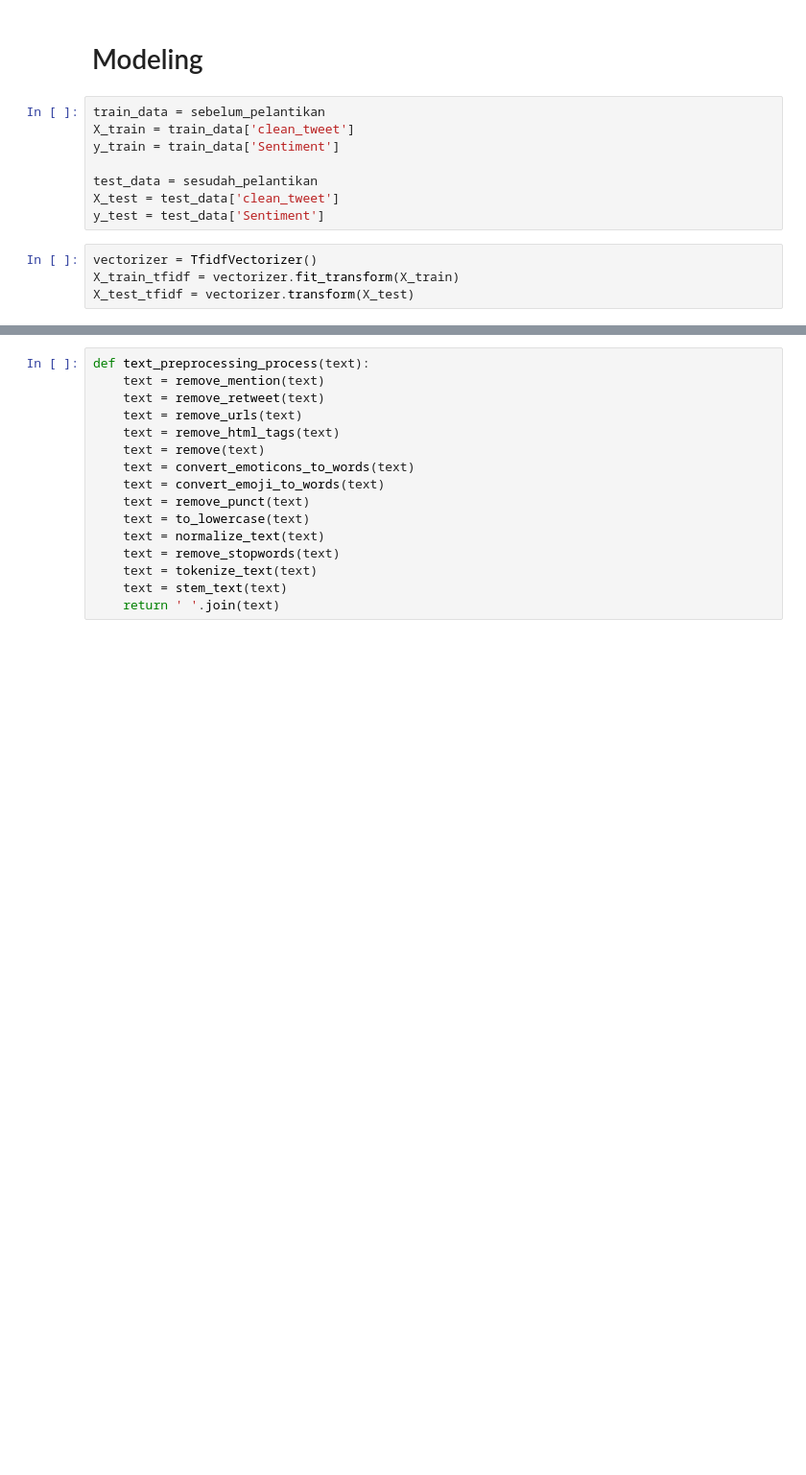
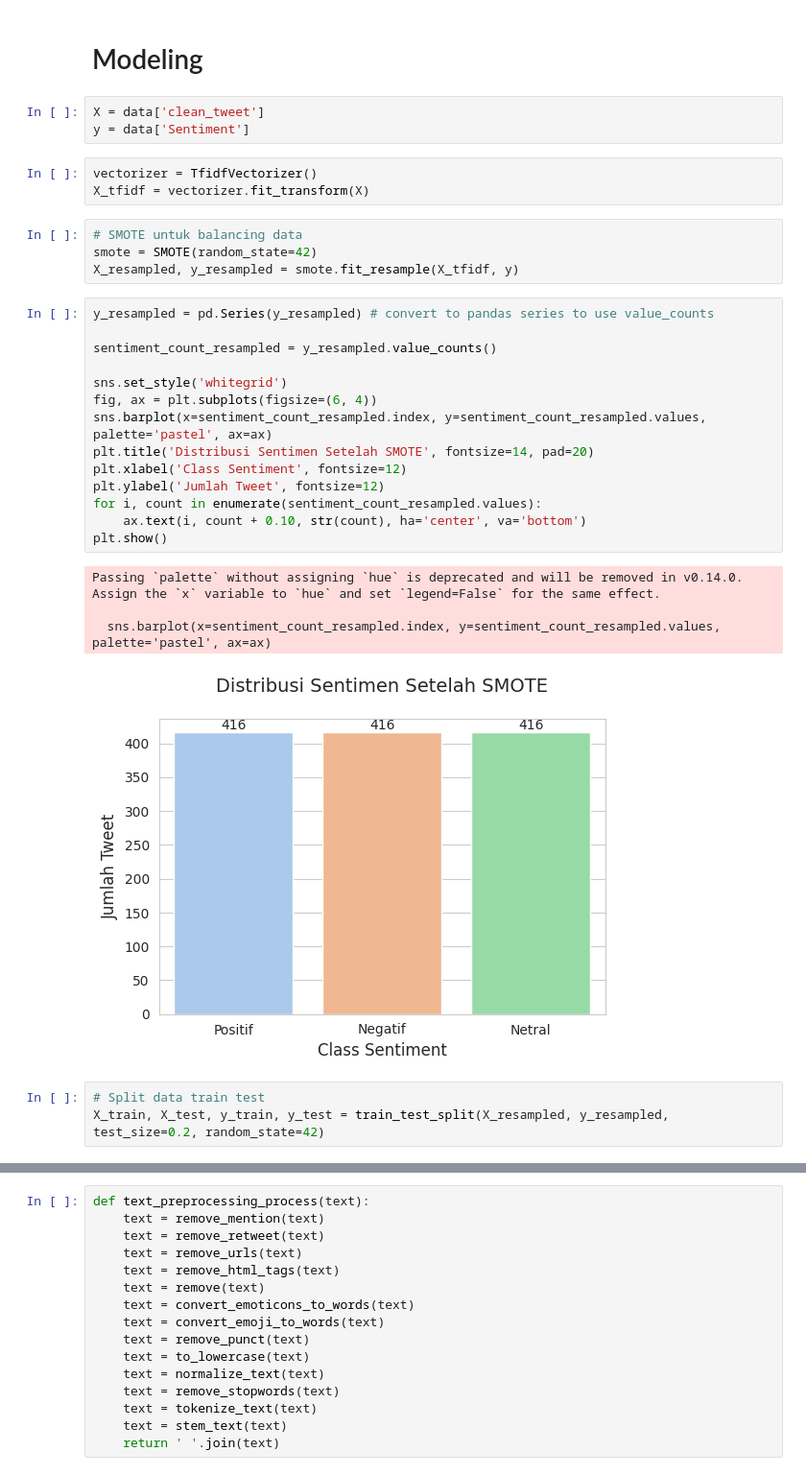
Before and after one commit to brill-liyan/analisis_sentiment, a Jupyter notebook: Sentiment_Analysis.ipynb, the cells around one changed output, grey strips where cells are left out. Shown: that part at 96% size. Cells and saved outputs as stored; diff of their text form; blank space fills up the shorter version.

```diff
--- a/Sentiment_Analysis.ipynb
+++ b/Sentiment_Analysis.ipynb
@@ -539,17 +575,37 @@ Passing `palette` without assigning `hue` is deprecated and will be removed in v
 # %% [markdown]
 # Modeling
-# %%
-train_data = sebelum_pelantikan
-X_train = train_data['clean_tweet']
-y_train = train_data['Sentiment']
-
-test_data = sesudah_pelantikan
-X_test = test_data['clean_tweet']
-y_test = test_data['Sentiment']
+# %%
+X = data['clean_tweet']
+y = data['Sentiment']
 # %%
 vectorizer = TfidfVectorizer()
-X_train_tfidf = vectorizer.fit_transform(X_train)
-X_test_tfidf = vectorizer.transform(X_test)
+X_tfidf = vectorizer.fit_transform(X)
+# %%
+# SMOTE untuk balancing data
+smote = SMOTE(random_state=42)
+X_resampled, y_resampled = smote.fit_resample(X_tfidf, y)
+# %%
+y_resampled = pd.Series(y_resampled) # convert to pandas series to use value_counts
+
+sentiment_count_resampled = y_resampled.value_counts()
+
+sns.set_style('whitegrid')
+fig, ax = plt.subplots(figsize=(6, 4))
+sns.barplot(x=sentiment_count_resampled.index, y=sentiment_count_resampled.values, palette='pastel', ax=ax)
+plt.title('Distribusi Sentimen Setelah SMOTE', fontsize=14, pad=20)
+plt.xlabel('Class Sentiment', fontsize=12)
+plt.ylabel('Jumlah Tweet', fontsize=12)
+for i, count in enumerate(sentiment_count_resampled.values):
+    ax.text(i, count + 0.10, str(count), ha='center', va='bottom')
+plt.show()
+# %% [output]
+Passing `palette` without assigning `hue` is deprecated and will be removed in v0.14.0. Assign the `x` variable to `hue` and set `legend=False` for the same effect.
+
+  sns.barplot(x=sentiment_count_resampled.index, y=sentiment_count_resampled.values, palette='pastel', ax=ax)
+[figure, added]
+# %%
+# Split data train test
+X_train, X_test, y_train, y_test = train_test_split(X_resampled, y_resampled, test_size=0.2, random_state=42)
 # %%
 from sklearn.svm import SVC
 from sklearn.metrics import classification_report, confusion_matrix
```
Also changed, not shown: parts of 18 cells of this notebook, 8 other files.
